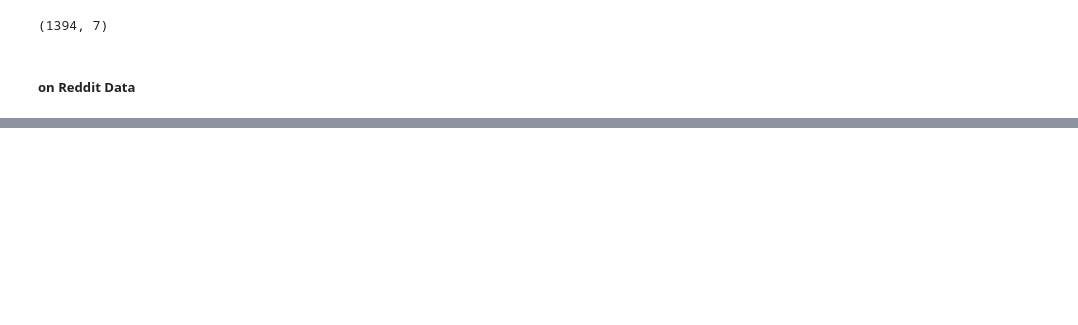
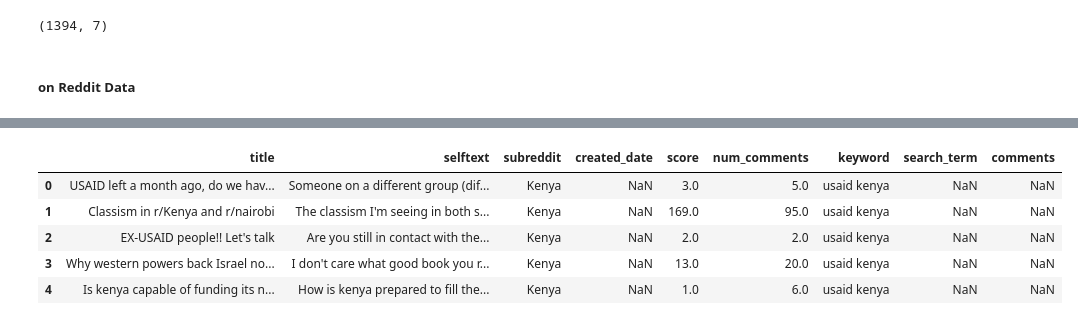
Before and after one commit to L-N-E0/USAID-Kenya-Sentiment-Analysis, a Jupyter notebook: notebooks/Mbego.ipynb, the cells around one changed output, grey strips where cells are left out. Cells and saved outputs as stored; diff of their text form; code cells hidden in the pictures; blank space fills up the shorter version.

Commit message:
cleaning codes for reddit data

```diff
--- a/notebooks/Mbego.ipynb
+++ b/notebooks/Mbego.ipynb
@@ -448,0 +455,8 @@ temp_clean_newsdata.shape
+# %%
+
+columns_to_drop = ['created_utc', 'date_posted', 'upvotes', 'url', 'permalink', 'author']
+reddit_df = reddit_df.drop(columns=columns_to_drop, errors='ignore')  # errors='ignore' ensures it won’t crash if a column is missing
+
+#remaining columns
+print("Remaining columns:")
+print(reddit_df.columns)
@@ -448,0 +498,9 @@ temp_clean_newsdata.shape
+# %%
+reddit_df.head()
+# %% [output]
+|  | title | selftext | subreddit | created_date | score | num_comments | keyword | search_term | comments |
+| 0 | USAID left a month ago, do we hav... | Someone on a different group (dif... | Kenya | NaN | 3.0 | 5.0 | usaid kenya | NaN | NaN |
+| 1 | Classism in r/Kenya and r/nairobi | The classism I'm seeing in both s... | Kenya | NaN | 169.0 | 95.0 | usaid kenya | NaN | NaN |
+| 2 | EX-USAID people!! Let's talk | Are you still in contact with the... | Kenya | NaN | 2.0 | 2.0 | usaid kenya | NaN | NaN |
+| 3 | Why western powers back Israel no... | I don't care what good book you r... | Kenya | NaN | 13.0 | 20.0 | usaid kenya | NaN | NaN |
+| 4 | Is kenya capable of funding its n... | How is kenya prepared to fill the... | Kenya | NaN | 1.0 | 6.0 | usaid kenya | NaN | NaN |
```
Also changed, not shown: parts of 13 cells of this notebook.
